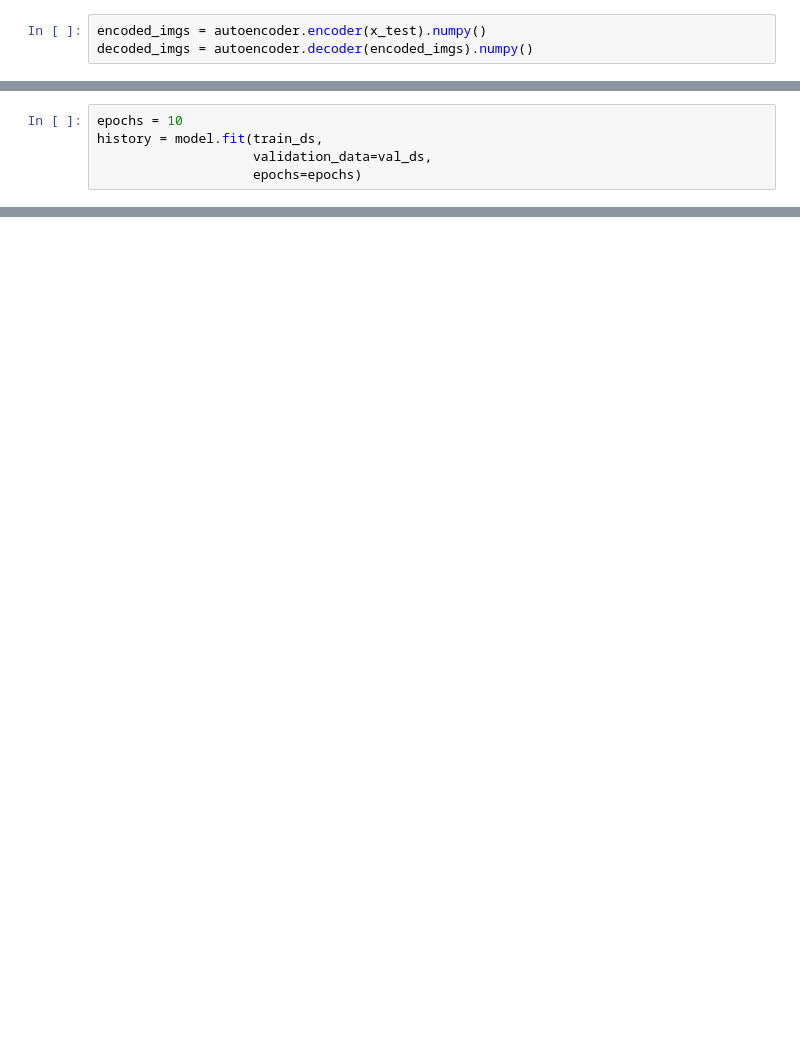
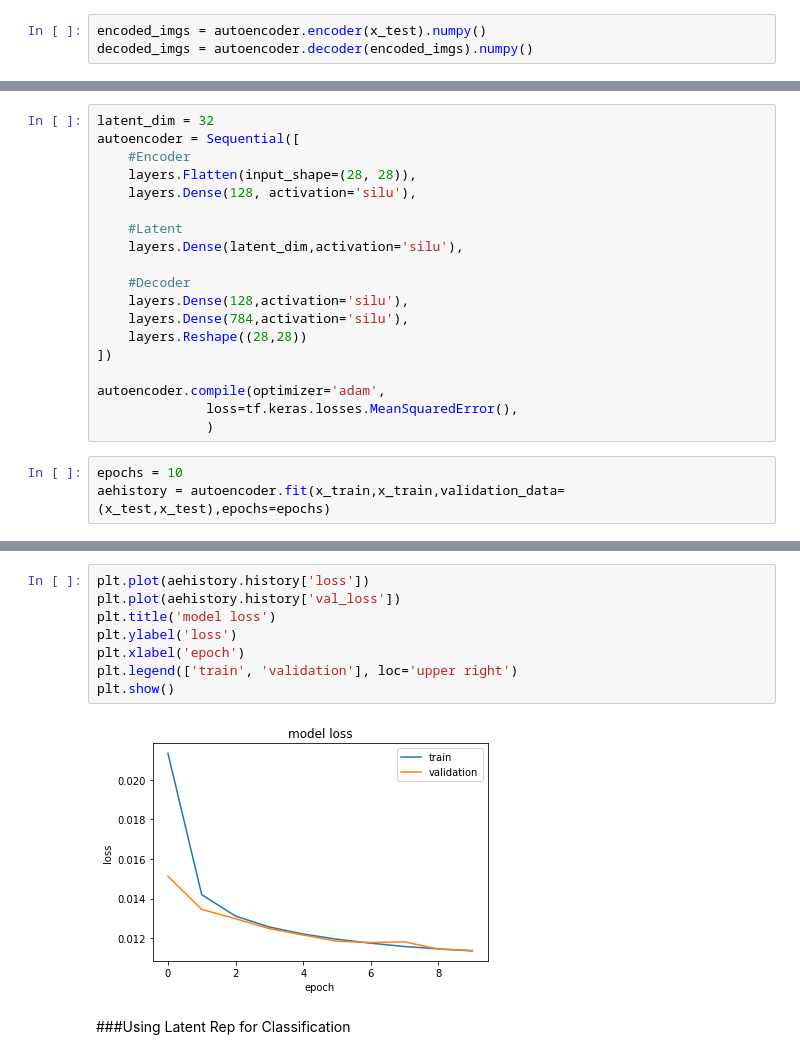
Before and after one commit to JARACH-209/Deep_Learning, a Jupyter notebook: Stacked_Autoencoder.ipynb, the cells around one changed output, grey strips where cells are left out. Saved outputs shown, nothing was run; the diff lists cells and outputs as text; blank space fills up the shorter version.

```diff
--- a/Stacked_Autoencoder.ipynb
+++ b/Stacked_Autoencoder.ipynb
@@ -221,7 +419,24 @@ plot_model(model)
+# %%
+latent_dim = 32
+autoencoder = Sequential([
+    #Encoder
+    layers.Flatten(input_shape=(28, 28)),
+    layers.Dense(128, activation='silu'),
+
+    #Latent
+    layers.Dense(latent_dim,activation='silu'),
+
+    #Decoder
+    layers.Dense(128,activation='silu'),
+    layers.Dense(784,activation='silu'),
+    layers.Reshape((28,28))
+])
+
+autoencoder.compile(optimizer='adam',
+              loss=tf.keras.losses.MeanSquaredError(),
+              )
 # %%
 epochs = 10
-history = model.fit(train_ds,
-                    validation_data=val_ds,
-                    epochs=epochs)
+aehistory = autoencoder.fit(x_train,x_train,validation_data=(x_test,x_test),epochs=epochs)
 # %% [output]
 Epoch 1/10
@@ -246,0 +462,12 @@ Epoch 10/10
+# %%
+plt.plot(aehistory.history['loss'])
+plt.plot(aehistory.history['val_loss'])
+plt.title('model loss')
+plt.ylabel('loss')
+plt.xlabel('epoch')
+plt.legend(['train', 'validation'], loc='upper right')
+plt.show()
+# %% [output]
+[figure, added]
+# %% [markdown]
+###Using Latent Rep for Classification
```
Also changed, not shown: parts of 26 cells of this notebook.
